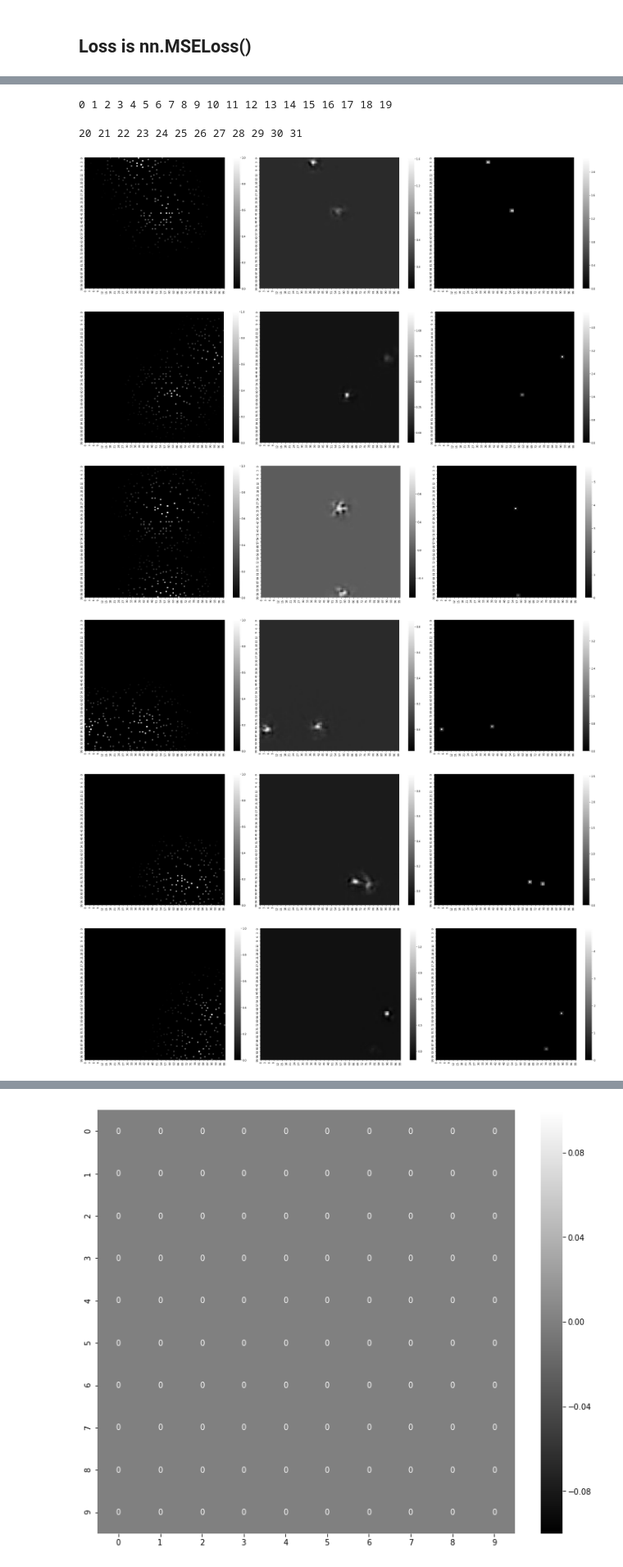
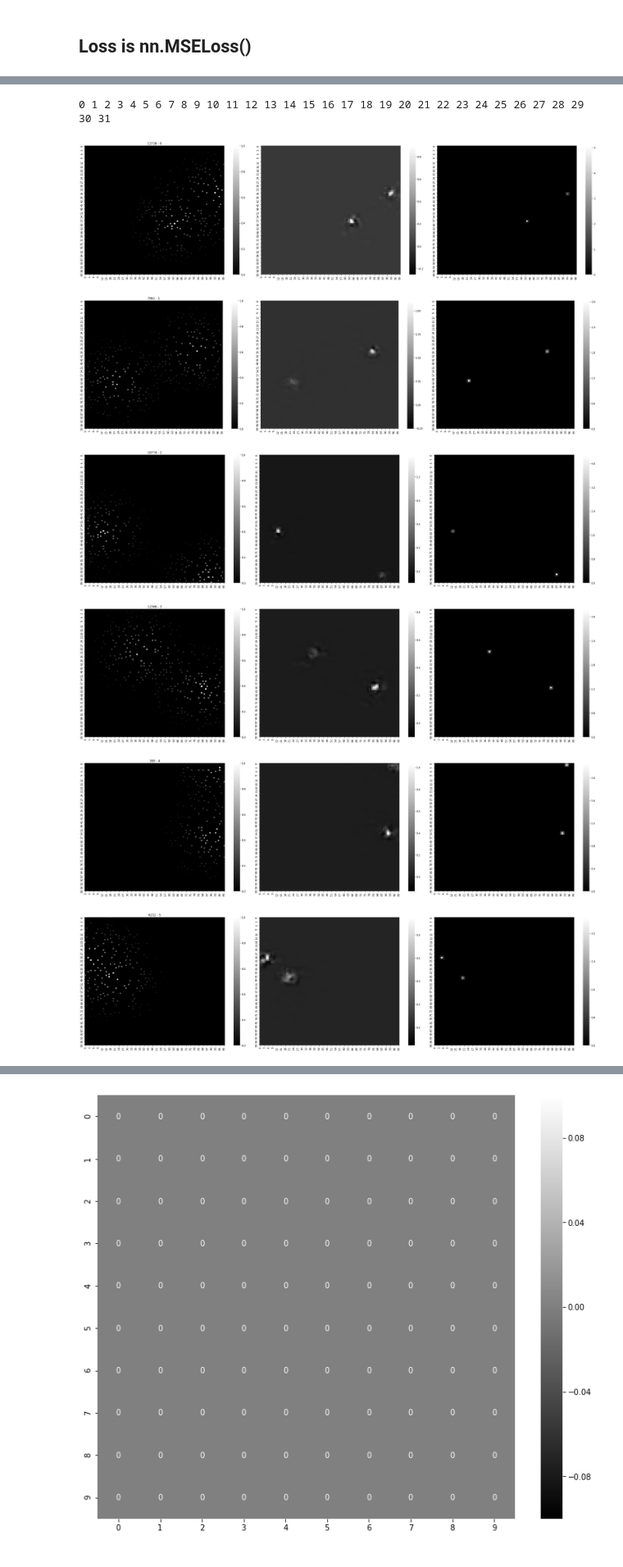
Before and after one commit to caitaozhan/deeplearning-localization, a Jupyter notebook: CNN-translation-multi2.ipynb, the cells around one changed output, grey strips where cells are left out. Shown at 82% size. Cells and saved outputs as stored; diff of their text form; code cells hidden in the pictures.

```diff
--- a/CNN-translation-multi2.ipynb
+++ b/CNN-translation-multi2.ipynb
@@ -357,3 +399,7 @@ NetTranslation2(
   (fc1): Linear(in_features=648, out_features=32, bias=True)
   (fc2): Linear(in_features=32, out_features=1, bias=True)
 )
+# %%
+X = sensor_input_test_dataset[0]['matrix']
+X = tensor(np.expand_dims(X, 0)).to(device)
+pred_matrix, pred_ntx = net(X)
@@ -371,11 +423,11 @@ optimizer = optim.Adam(model.parameters(), lr=0.001)
 criterion1 = nn.MSELoss()  # criterion is the loss function
 criterion2 = nn.L1Loss()
 
-num_epochs = 5
+num_epochs = 10
 train_losses_epoch = []
 train_errors_epoch = []
 test_errors_epoch  = []
-test_loss_epoch    = []
+test_losses_epoch    = []
 print_every = 500
 error_every = 20
 
@@ -442,7 +494,9 @@ for epoch in range(num_epochs):
     print('test std  =', np.std(test_errors))
     train_losses_epoch.append((np.mean(train_losses), np.std(train_losses)))
     train_errors_epoch.append((np.mean(train_errors), np.std(train_errors)))
+    test_losses_epoch.append((np.mean(test_losses), np.std(test_losses)))
     test_errors_epoch.append((np.mean(test_errors), np.std(test_errors)))
+
 
 print('train loss')
 for loss in train_losses_epoch:
@@ -450,6 +504,9 @@ for loss in train_losses_epoch:
 print('train error')
 for error in train_errors_epoch:
     print(error)
+print('test loss')
+for loss in test_losses_epoch:
+    print(loss)
 print('test error')
 for error in test_errors_epoch:
     print(error)
@@ -475,9 +533,10 @@ train loss
 # %%
-def myplot(X, pred, y):
+def myplot(X, pred, y, indx, i):
     fig, axs = plt.subplots(1, 3, figsize=(30, 8))
     sns.heatmap(X[0], cmap='gray', annot=False, ax=axs[0])
     sns.heatmap(pred[0], cmap='gray', annot=False, ax=axs[1])
     sns.heatmap(y[0], cmap='gray', annot=False, ax=axs[2])
+    axs[0].set_title(f'{indx} - {i}')
     fig.tight_layout()
 
 def myplot2(pred, y, y_float):
@@ -511,6 +570,7 @@ for t, sample in enumerate(sensor_input_test_dataloader):
     y = sample['target'].to(device)
     y_ntx = sample['target_num']
     y_f = sample['target_float']
+    indx = sample['index']
     pred_matrix, pred_ntx = model(X)
     errors = Metrics.localization_error_image_continuous(pred_matrix.data.cpu(), y_f, Default.grid_length, True)
     print(np.mean(errors), np.std(errors))
@@ -520,6 +580,7 @@ X    = X.data.cpu().numpy()
 pred_matrix = pred_matrix.data.cpu().numpy()
 y    = y.data.cpu().numpy()
 pred_ntx = pred_ntx.data.cpu().numpy()
-for pred_nt, y_nt in zip(pred_ntx, y_ntx):
-    print(pred_nt, y_nt)
+indx = sample['index']
+# for pred_nt, y_nt in zip(pred_ntx, y_ntx):
+#     print(pred_nt, y_nt)
 # %% [output]
@@ -543,13 +604,12 @@ for pred_nt, y_nt in zip(pred_ntx, y_ntx):
 # %%
 for i in range(len(pred_matrix)):
-    myplot(X[i], pred_matrix[i], y[i])
+    myplot(X[i], pred_matrix[i], y[i], indx[i], i)
     print(i, end=' ')
 # %% [output]
-0 1 2 3 4 5 6 7 8 9 10 11 12 13 14 15 16 17 18 19
+0 1 2 3 4 5 6 7 8 9 10 11 12 13 14 15 16 17 18 19 20 21 22 23 24 25 26 27 28 29 30 31
-20 21 22 23 24 25 26 27 28 29 30 31
-[figure, old version]
+[figure, new version]
-[figure, old version]
+[figure, new version]
-[figure, old version]
+[figure, new version]
-[figure, old version]
+[figure, new version]
-[figure, old version]
+[figure, new version]
-[figure, old version]
+[figure, new version]
```
Also changed, not shown: parts of 22 cells of this notebook, 1 other file.
